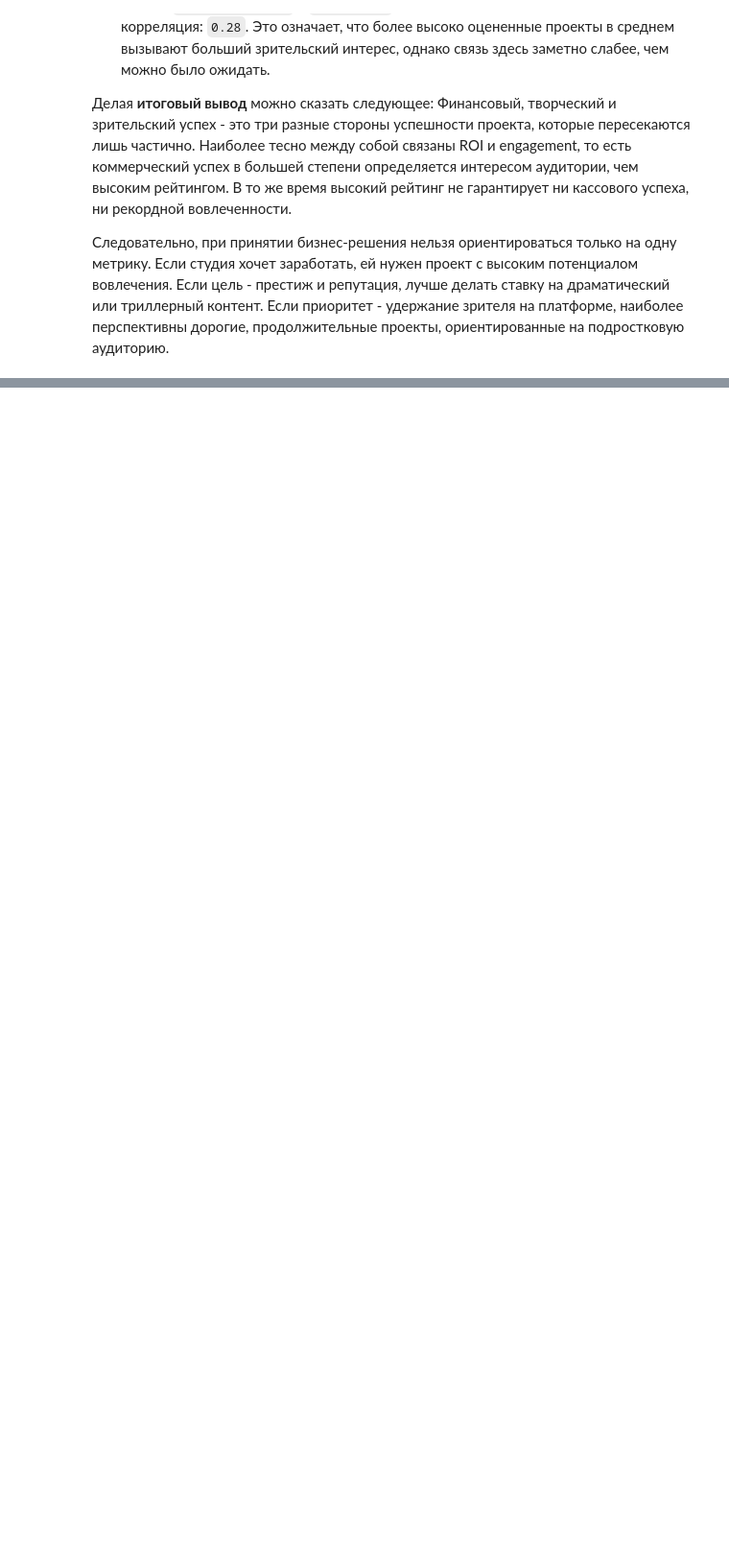
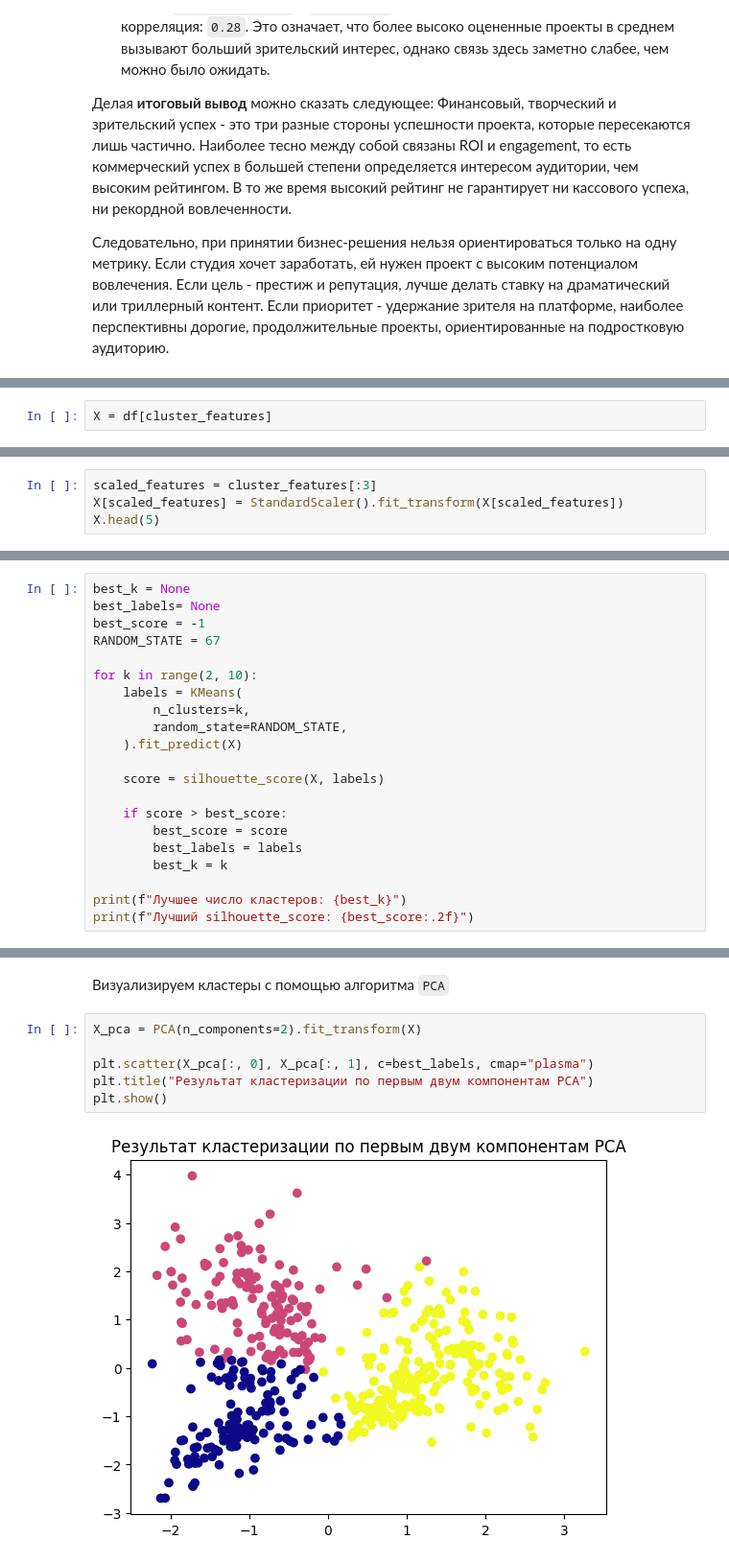
Before and after one commit to Qwertymegaforce/EDA_HSE_ML, a Jupyter notebook: netflix_analyzing_5.ipynb, the cells around one changed output, grey strips where cells are left out. Shown at 96% size. Drawn from its saved outputs; the diff is of its cells as text; blank space fills up the shorter version.

```diff
--- a/netflix_analyzing_5.ipynb
+++ b/netflix_analyzing_5.ipynb
@@ -604,0 +632,2 @@ plt.show()
+# %%
+X = df[cluster_features]
@@ -604,0 +651,4 @@ plt.show()
+# %%
+scaled_features = cluster_features[:3]
+X[scaled_features] = StandardScaler().fit_transform(X[scaled_features])
+X.head(5)
@@ -604,0 +664,21 @@ plt.show()
+# %%
+best_k = None
+best_labels= None
+best_score = -1
+RANDOM_STATE = 67
+
+for k in range(2, 10):
+    labels = KMeans(
+        n_clusters=k,
+        random_state=RANDOM_STATE,
+    ).fit_predict(X)
+
+    score = silhouette_score(X, labels)
+
+    if score > best_score:
+        best_score = score
+        best_labels = labels
+        best_k = k
+
+print(f"Лучшее число кластеров: {best_k}")
+print(f"Лучший silhouette_score: {best_score:.2f}")
@@ -604,0 +697,10 @@ plt.show()
+# %% [markdown]
+Визуализируем кластеры с помощью алгоритма `PCA`
+# %%
+X_pca = PCA(n_components=2).fit_transform(X)
+
+plt.scatter(X_pca[:, 0], X_pca[:, 1], c=best_labels, cmap="plasma")
+plt.title("Результат кластеризации по первым двум компонентам PCA")
+plt.show()
+# %% [output]
+[figure, added]
```
Also changed, not shown: parts of 49 cells of this notebook.
